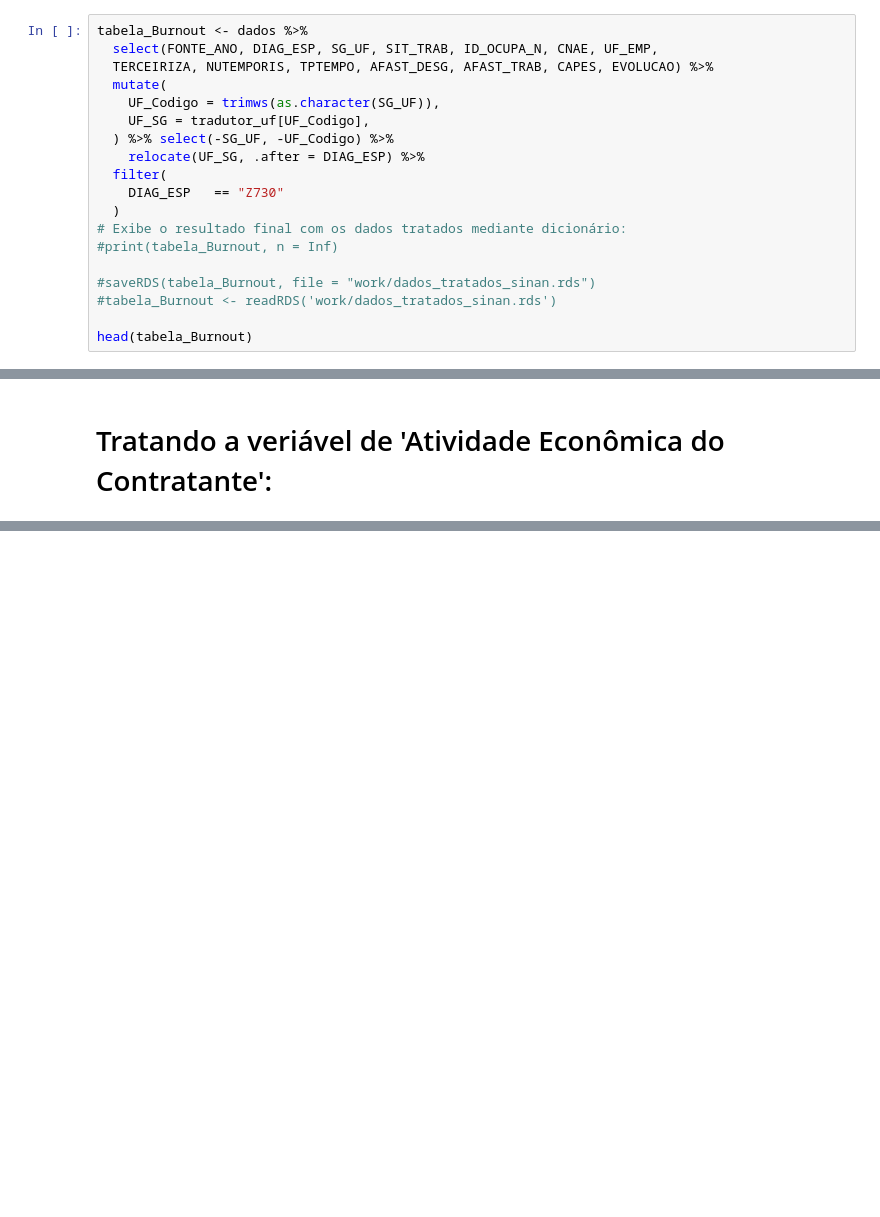
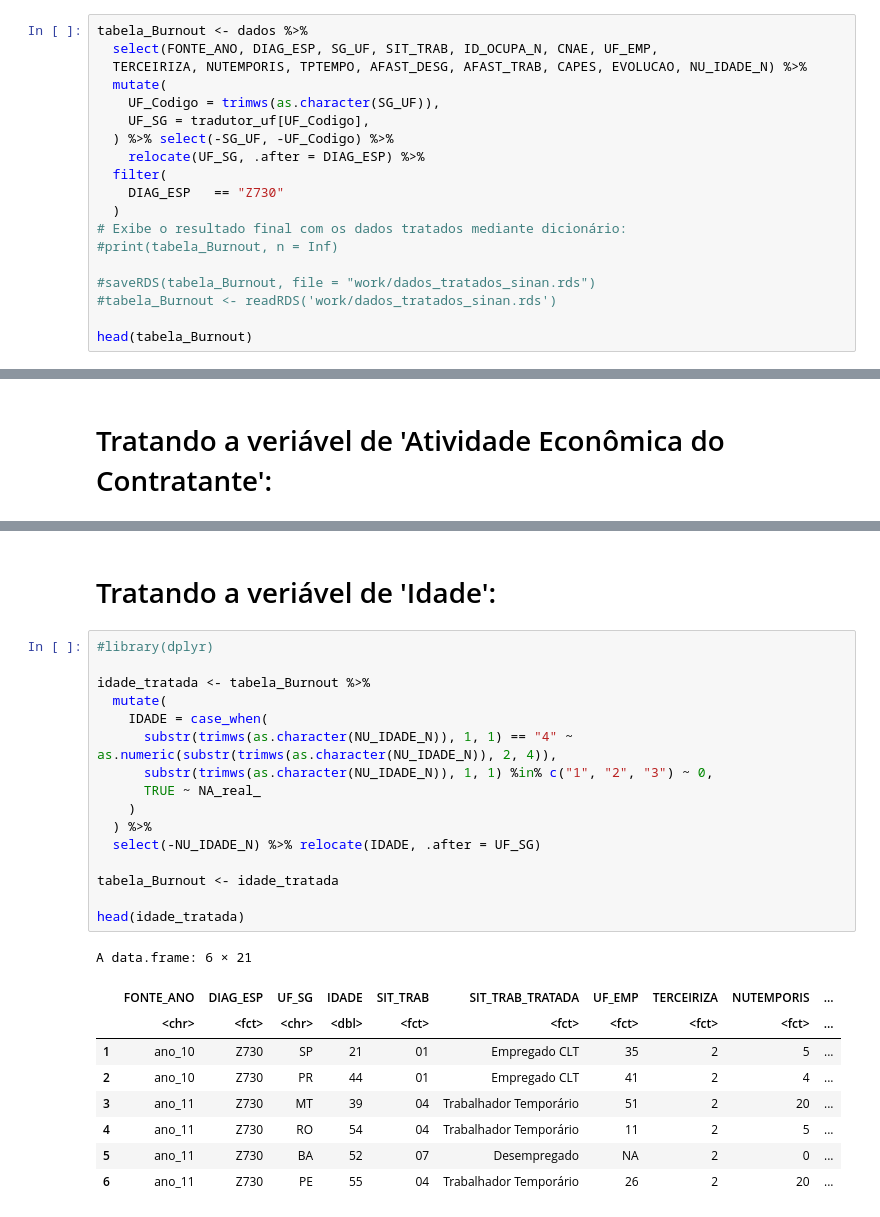
Before and after one commit to gabrielwai/Burnout-DataSUS, a Jupyter notebook: Burnout-DataSUS.ipynb, the cells around one changed output, grey strips where cells are left out. Saved outputs shown, nothing was run; the diff lists cells and outputs as text; blank space fills up the shorter version.

Commit message:
Tratando a variável de 'Idade' (NU_IDADE_N)

```diff
--- a/Burnout-DataSUS.ipynb
+++ b/Burnout-DataSUS.ipynb
@@ -173,7 +173,7 @@ A tibble: 25 × 2
 # %%
 tabela_Burnout <- dados %>%
   select(FONTE_ANO, DIAG_ESP, SG_UF, SIT_TRAB, ID_OCUPA_N, CNAE, UF_EMP,
-  TERCEIRIZA, NUTEMPORIS, TPTEMPO, AFAST_DESG, AFAST_TRAB, CAPES, EVOLUCAO) %>%
+  TERCEIRIZA, NUTEMPORIS, TPTEMPO, AFAST_DESG, AFAST_TRAB, CAPES, EVOLUCAO, NU_IDADE_N) %>%
   mutate(
     UF_Codigo = trimws(as.character(SG_UF)),
     UF_SG = tradutor_uf[UF_Codigo],
@@ -316,0 +327,28 @@ CNAE_TRATADO <- tabela_Burnout %>%
+# %% [markdown]
+# Tratando a veriável de 'Idade':
+# %%
+#library(dplyr)
+
+idade_tratada <- tabela_Burnout %>%
+  mutate(
+    IDADE = case_when(
+      substr(trimws(as.character(NU_IDADE_N)), 1, 1) == "4" ~ as.numeric(substr(trimws(as.character(NU_IDADE_N)), 2, 4)),
+      substr(trimws(as.character(NU_IDADE_N)), 1, 1) %in% c("1", "2", "3") ~ 0,
+      TRUE ~ NA_real_
+    )
+  ) %>%
+  select(-NU_IDADE_N) %>% relocate(IDADE, .after = UF_SG)
+
+tabela_Burnout <- idade_tratada
+
+head(idade_tratada)
+# %% [output]
+A data.frame: 6 × 21
+|  | FONTE_ANO | DIAG_ESP | UF_SG | IDADE | SIT_TRAB | SIT_TRAB_TRATADA | UF_EMP | TERCEIRIZA | NUTEMPORIS | ... |
+|  | <chr> | <fct> | <chr> | <dbl> | <fct> | <fct> | <fct> | <fct> | <fct> | ... |
+| 1 | ano_10 | Z730 | SP | 21 | 01 | Empregado CLT | 35 | 2 | 5 | ... |
+| 2 | ano_10 | Z730 | PR | 44 | 01 | Empregado CLT | 41 | 2 | 4 | ... |
+| 3 | ano_11 | Z730 | MT | 39 | 04 | Trabalhador Temporário | 51 | 2 | 20 | ... |
+| 4 | ano_11 | Z730 | RO | 54 | 04 | Trabalhador Temporário | 11 | 2 | 5 | ... |
+| 5 | ano_11 | Z730 | BA | 52 | 07 | Desempregado | NA | 2 | 0 | ... |
+| 6 | ano_11 | Z730 | PE | 55 | 04 | Trabalhador Temporário | 26 | 2 | 20 | ... |
```
Also changed, not shown: parts of 4 cells of this notebook.
